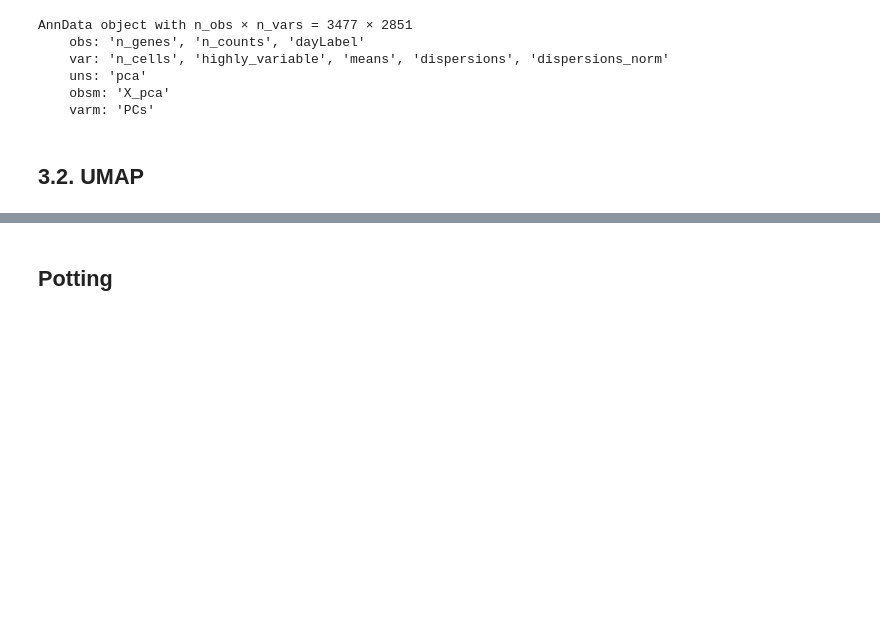
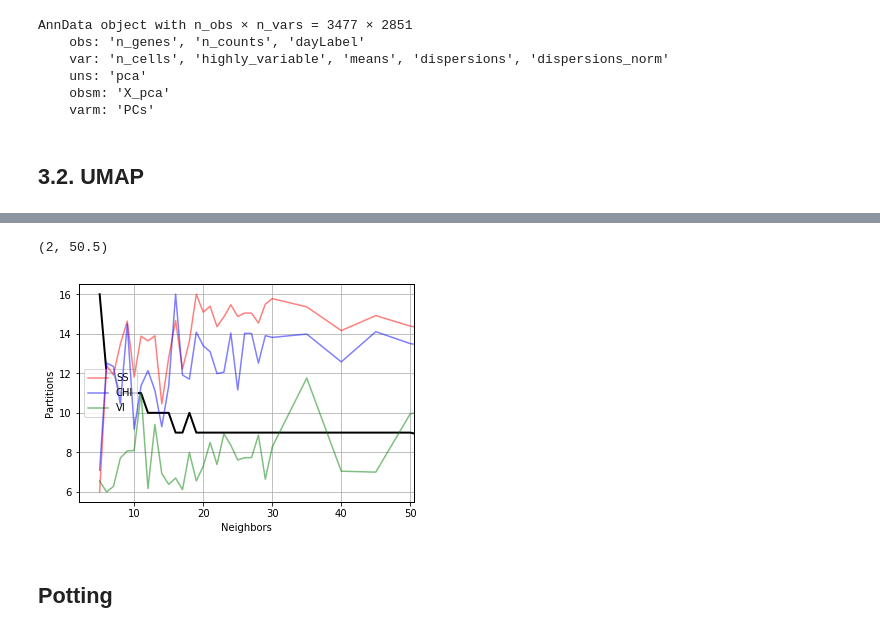
Before and after one commit to adelomana/malko, a Jupyter notebook: melanoma/visualization/genes/scanpy.genes.ipynb, the cells around one changed output, grey strips where cells are left out. Cells and saved outputs as stored; diff of their text form; code cells hidden in the pictures; blank space fills up the shorter version.

```diff
--- a/melanoma/visualization/genes/scanpy.genes.ipynb
+++ b/melanoma/visualization/genes/scanpy.genes.ipynb
@@ -165,11 +159,18 @@ running Louvain clustering
 # %%
 categories=adata.obs['louvain'].cat.categories.tolist()
+
 ranks=[sum(adata.obs['louvain'].values == str(label)) for label in categories]
 standardDeviation=numpy.std(ranks)
 accDev=numpy.sum([numpy.abs(rank-int(numpy.mean(ranks))) for rank in ranks])
 
-print(categories)
-print(ranks)
-print(standardDeviation)
-print(accDev)
+# goodness of partition
+positions=adata.obsm['X_umap']
+categories=adata.obs['louvain'].tolist()
+numericCategories=[float(element) for element in categories]
+
+SS=sklearn.metrics.silhouette_score(positions,numericCategories,metric='euclidean')
+CHI=sklearn.metrics.calinski_harabaz_score(positions,numericCategories)
+VI=s_dbw.S_Dbw(positions,numericCategories)
+
+print(SS,CHI,score)
 # %% [output]
@@ -238,3 +250,38 @@ Text(0, 0.5, 'Clusters')
+# %%
+a=[result[0] for result in results]
+b=[result[1] for result in results]
+c=[result[2] for result in results]
+d=[result[3] for result in results]
+e=[result[4] for result in results]
+
+fig, ax1 = matplotlib.pyplot.subplots()
+line1=ax1.plot(a,b,'-',color='black',lw=2)
+
+
+ax2=ax1.twinx()
+ax2.set_yticks([])
+line2=ax2.plot(a,c,'-',color='red',label='SS',alpha=0.5)
+
+ax3=ax1.twinx()
+ax3.set_yticks([])
+line3=ax3.plot(a,d,'-',color='blue',label='CHI',alpha=0.5)
+
+ax4=ax1.twinx()
+ax4.set_yticks([])
+line4=ax4.plot(a,e,'-',color='green',label='VI',alpha=0.5)
+
+
+lns = line2+line3+line4
+labs = [l.get_label() for l in lns]
+ax1.legend(lns, labs,loc=6)
+
+ax1.set_ylabel('Partitions')
+ax1.set_xlabel('Neighbors')
+ax1.grid()
+ax1.set_xlim([2,50.5])
+# %% [output]
+(2, 50.5)
+[figure, added]
 # %% [markdown]
 ## Potting
 # %%
```
Also changed, not shown: parts of 16 cells of this notebook.
